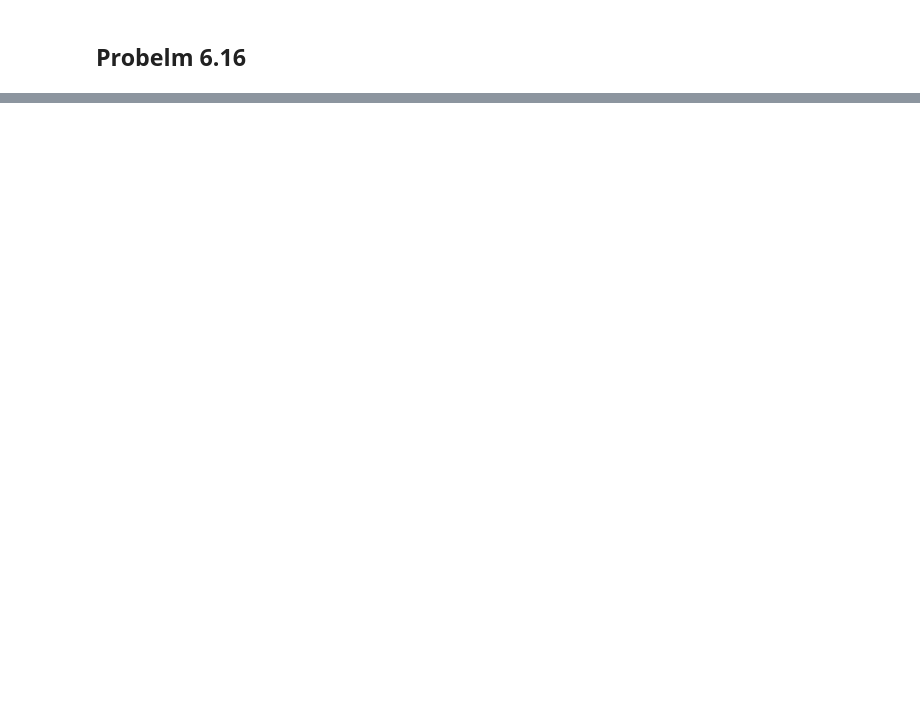
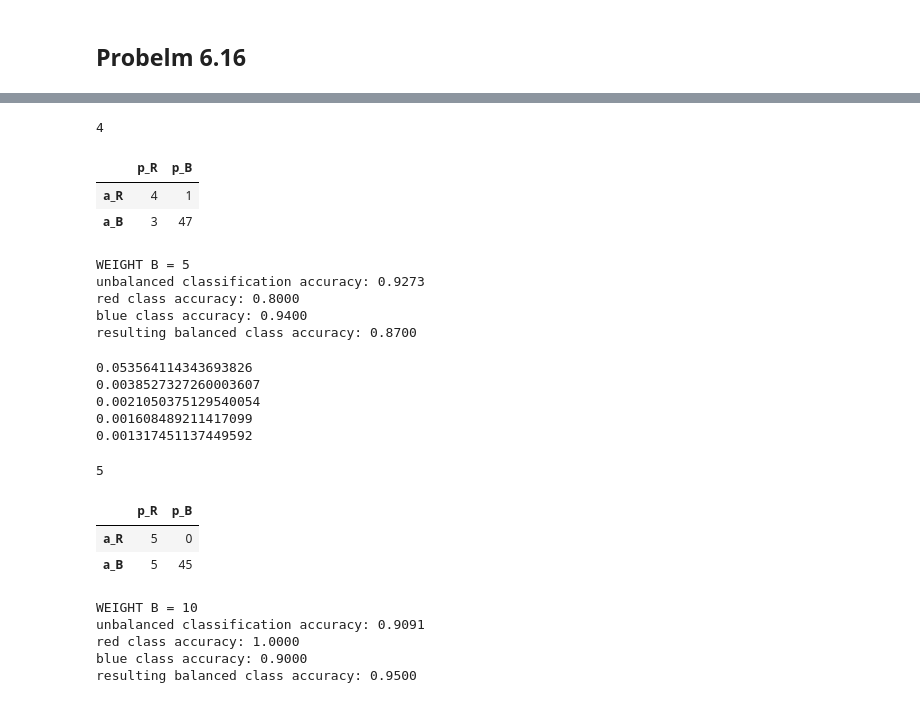
Before and after one commit to JCohner/spring2020, a Jupyter notebook: MLFAA/hw3/Homework3.ipynb, the cells around one changed output, grey strips where cells are left out. Cells and saved outputs as stored; diff of their text form; code cells hidden in the pictures; blank space fills up the shorter version.

```diff
--- a/MLFAA/hw3/Homework3.ipynb
+++ b/MLFAA/hw3/Homework3.ipynb
@@ -242,0 +430,68 @@ acurracy
+# %%
+num_miss = missclass_calc(w)
+num_miss
+# %% [output]
+4
+# %%
+confusion_matrix_w5 = confusion_matrix_gen(w)
+confusion_matrix_w5
+# %% [output]
+|  | p_R | p_B |
+| a_R | 4 | 1 |
+| a_B | 3 | 47 |
+# %%
+#beta = 5
+unbal_acc = 1 - 1/ P *num_miss
+#balanced accuracy
+red_acc = 1 - 1/(confusion_matrix_w5.loc["a_R"].sum()) * confusion_matrix_w5.loc["a_R", "p_B"]
+blue_acc = 1 - 1/(confusion_matrix_w5.loc["a_B"].sum()) * confusion_matrix_w5.loc["a_B", "p_R"]
+balanced_acc = (red_acc + blue_acc) /2
+print("WEIGHT B = 5")
+print("unbalanced classification accuracy: {:0.4f}".format(unbal_acc))
+print("red class accuracy: {:.4f}".format(red_acc))
+print("blue class accuracy: {:.4f}".format(blue_acc))
+print("resulting balanced class accuracy: {:.4f}".format(balanced_acc))
+# %% [output]
+WEIGHT B = 5
+unbalanced classification accuracy: 0.9273
+red class accuracy: 0.8000
+blue class accuracy: 0.9400
+resulting balanced class accuracy: 0.8700
+# %%
+w, costs, its = grad_desc(np.array([3, -1, -1]), 1/10)
+# %% [output]
+0.053564114343693826
+0.0038527327260003607
+0.0021050375129540054
+0.001608489211417099
+0.001317451137449592
+# %%
+num_miss = missclass_calc(w)
+num_miss
+# %% [output]
+5
+# %%
+confusion_matrix_w10 = confusion_matrix_gen(w)
+confusion_matrix_w10
+# %% [output]
+|  | p_R | p_B |
+| a_R | 5 | 0 |
+| a_B | 5 | 45 |
+# %%
+#beta = 10
+unbal_acc = 1 - 1/ P *num_miss
+#balanced accuracy
+red_acc = 1 - 1/(confusion_matrix_w10.loc["a_R"].sum()) * confusion_matrix_w10.loc["a_R", "p_B"]
+blue_acc = 1 - 1/(confusion_matrix_w10.loc["a_B"].sum()) * confusion_matrix_w10.loc["a_B", "p_R"]
+balanced_acc = (red_acc + blue_acc) /2
+print("WEIGHT B = 10")
+print("unbalanced classification accuracy: {:0.4f}".format(unbal_acc))
+print("red class accuracy: {:.4f}".format(red_acc))
+print("blue class accuracy: {:.4f}".format(blue_acc))
+print("resulting balanced class accuracy: {:.4f}".format(balanced_acc))
+# %% [output]
+WEIGHT B = 10
+unbalanced classification accuracy: 0.9091
+red class accuracy: 1.0000
+blue class accuracy: 0.9000
+resulting balanced class accuracy: 0.9500
```
Also changed, not shown: parts of 21 cells of this notebook, 1 other file.
